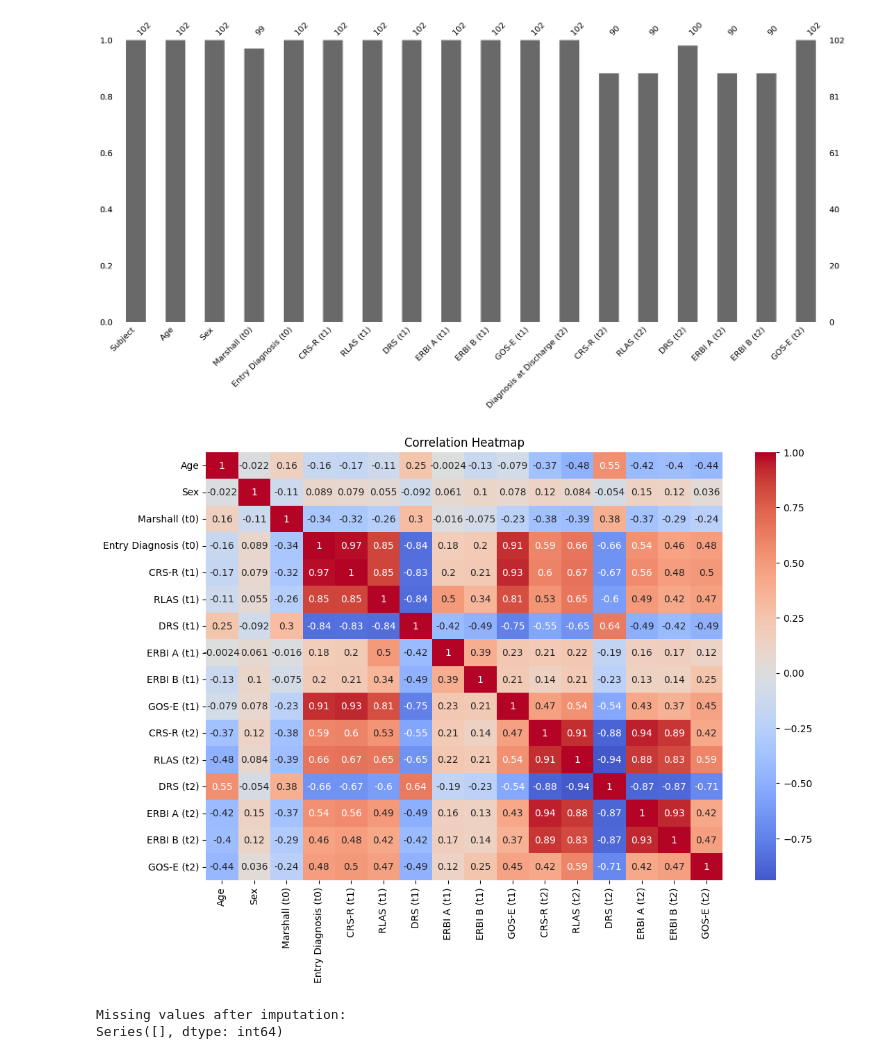
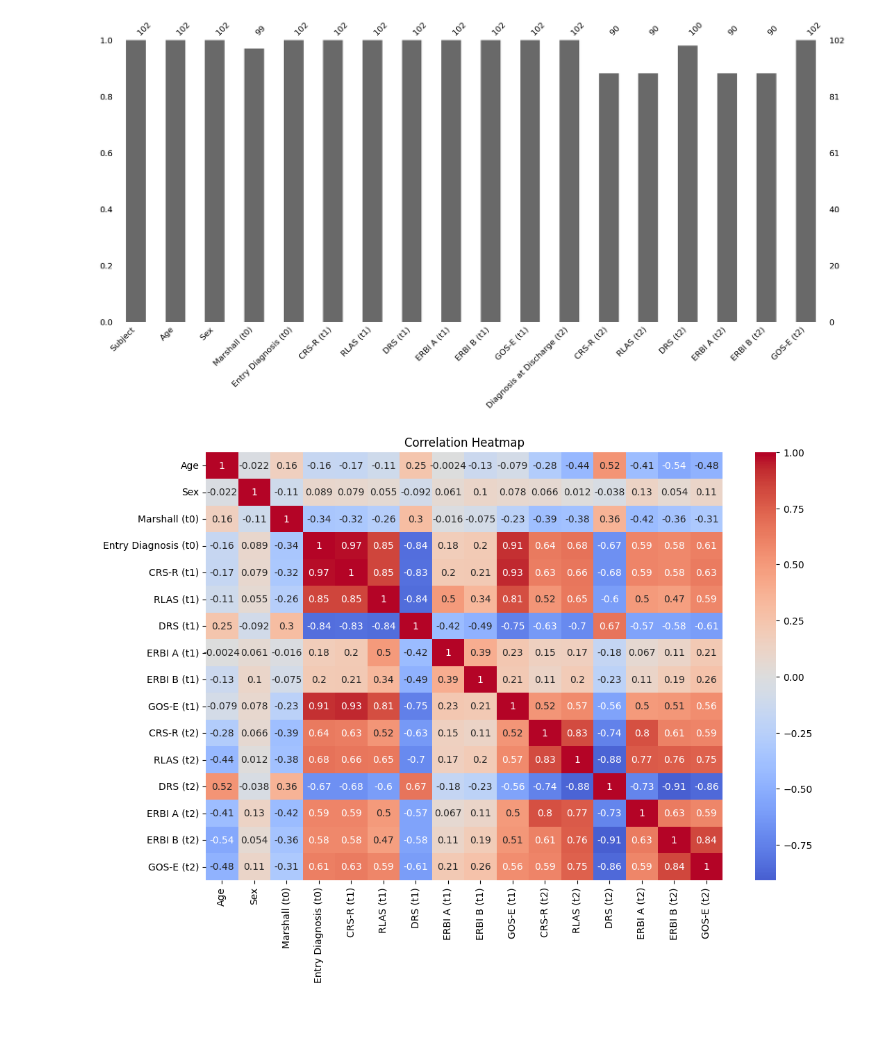
Before and after one commit to macquan/TBI, a Jupyter notebook: datamissing.ipynb, the cells around one changed output. Cells and saved outputs as stored; diff of their text form; code cells hidden in the pictures; blank space fills up the shorter version.

```diff
--- a/datamissing.ipynb
+++ b/datamissing.ipynb
@@ -42,51 +42,50 @@ import matplotlib.pyplot as plt
 
 df['Sex'] = df['Sex'].map({'M': 1, 'F': 0})
 df['Marshall (t0)'] = df['Marshall (t0)'].map({'I': 1, 'II': 2, 'III': 3, 'IV': 4, 'V': 5, 'VI': 6})
 df['Entry Diagnosis (t0)'] = df['Entry Diagnosis (t0)'].map({'VS': 1, 'MCS': 2, 'EMERSION': 3})
 
 
 df = df.drop(columns=['Subject'])
 df = df.drop(columns=['Diagnosis at Discharge (t2)'])
 
 # convert GOS-E (t2) to binary classification: >= 5 is 1, < 5 is 0
-df['GOS-E (t2)'] = df['GOS-E (t2)'].apply(lambda x: 1 if x >= 5 else 0)
+#df['GOS-E (t2)'] = df['GOS-E (t2)'].apply(lambda x: 1 if x >= 5 else 0)
+df['GOS-E (t2)'] = df['GOS-E (t2)'].apply(lambda x: 1 if x <= 2 else (2 if x <= 4 else (3 if x <= 6 else 4)))
 
 
 # fill Marshall (t0) with mode
 df['Marshall (t0)'] = df['Marshall (t0)'].fillna(df['Marshall (t0)'].mode()[0])
 
-# worst scores for column with missing data
-worst_scores = {
-    'ERBI A (t1)': -325,
-    'ERBI B (t1)': -325,
-    'ERBI A (t2)': -325,
-    'ERBI B (t2)': -325,
-    'DRS (t2)': 29,
-    'RLAS (t2)': 1,
-    'CRS-R (t2)': 0
-}
+# # worst scores for column with missing data
+# worst_scores = {
+#     'ERBI A (t1)': -325,
+#     'ERBI B (t1)': -325,
+#     'ERBI A (t2)': -325,
+#     'ERBI B (t2)': -325,
+#     'DRS (t2)': 29,
+#     'RLAS (t2)': 1,
+#     'CRS-R (t2)': 0
+# }
 
-# fill the missing values with the worst scores
-for col, worst_score in worst_scores.items():
-    df[col] = df[col].fillna(worst_score)
+# # fill the missing values with the worst scores
+# for col, worst_score in worst_scores.items():
+#     df[col] = df[col].fillna(worst_score)
 
 # calculate the correlation matrix
 corr_matrix = df.corr()
 
 # correlation heatmap
 plt.figure(figsize=(12, 8))
 sns.heatmap(corr_matrix, annot=True, cmap='coolwarm', center=0)
 plt.title('Correlation Heatmap')
 plt.show()
 
 
 # check for missing values left
-missing_values_after_imputation = df.isnull().sum()
-print("\nMissing values after imputation:")
-print(missing_values_after_imputation[missing_values_after_imputation > 0])
+# missing_values_after_imputation = df.isnull().sum()
+# print("\nMissing values after imputation:")
+# print(missing_values_after_imputation[missing_values_after_imputation > 0])
 
-df.to_csv('filledata.csv', index=False)
+df.to_csv('4class.csv', index=False)
 # %% [output]
-[figure, old version]
+[figure, new version]
-Missing values after imputation:
-Series([], dtype: int64)
```
Also changed, not shown: parts of 1 cell of this notebook, 4 other files.
